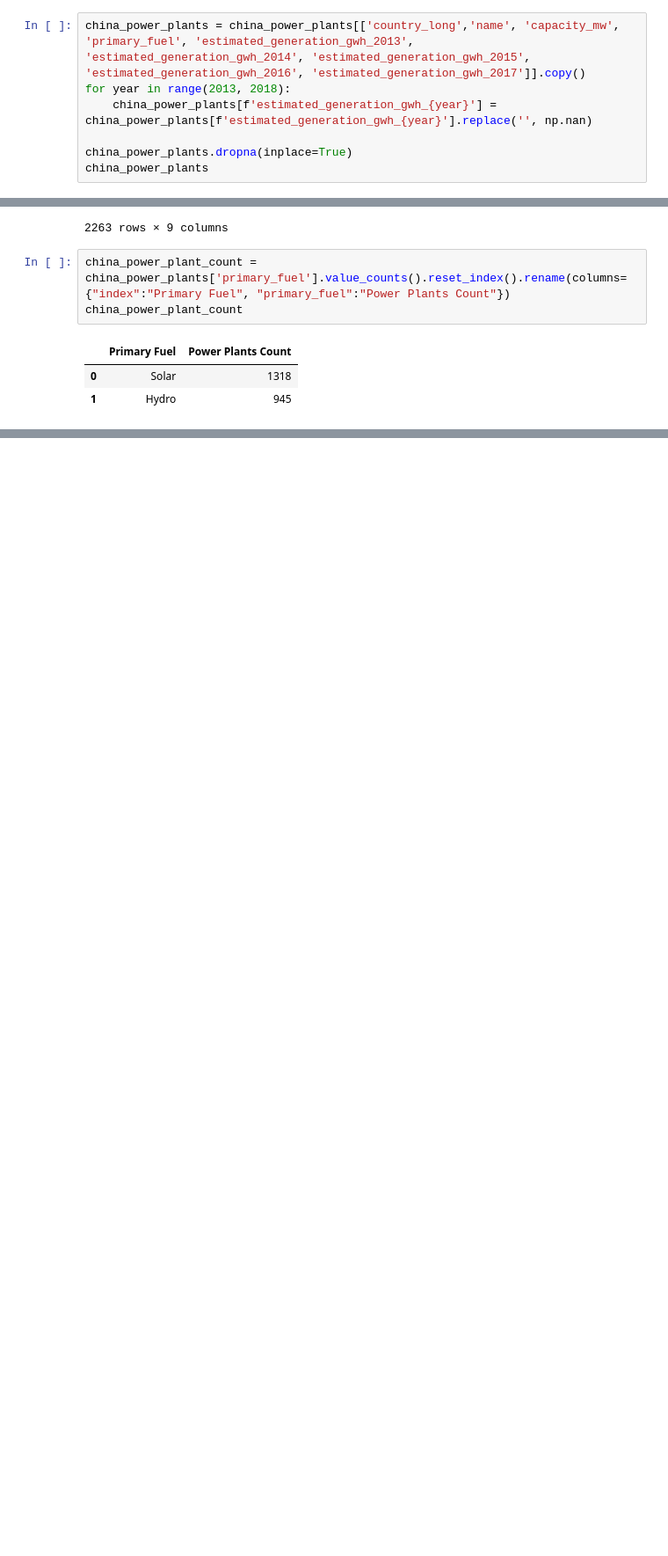
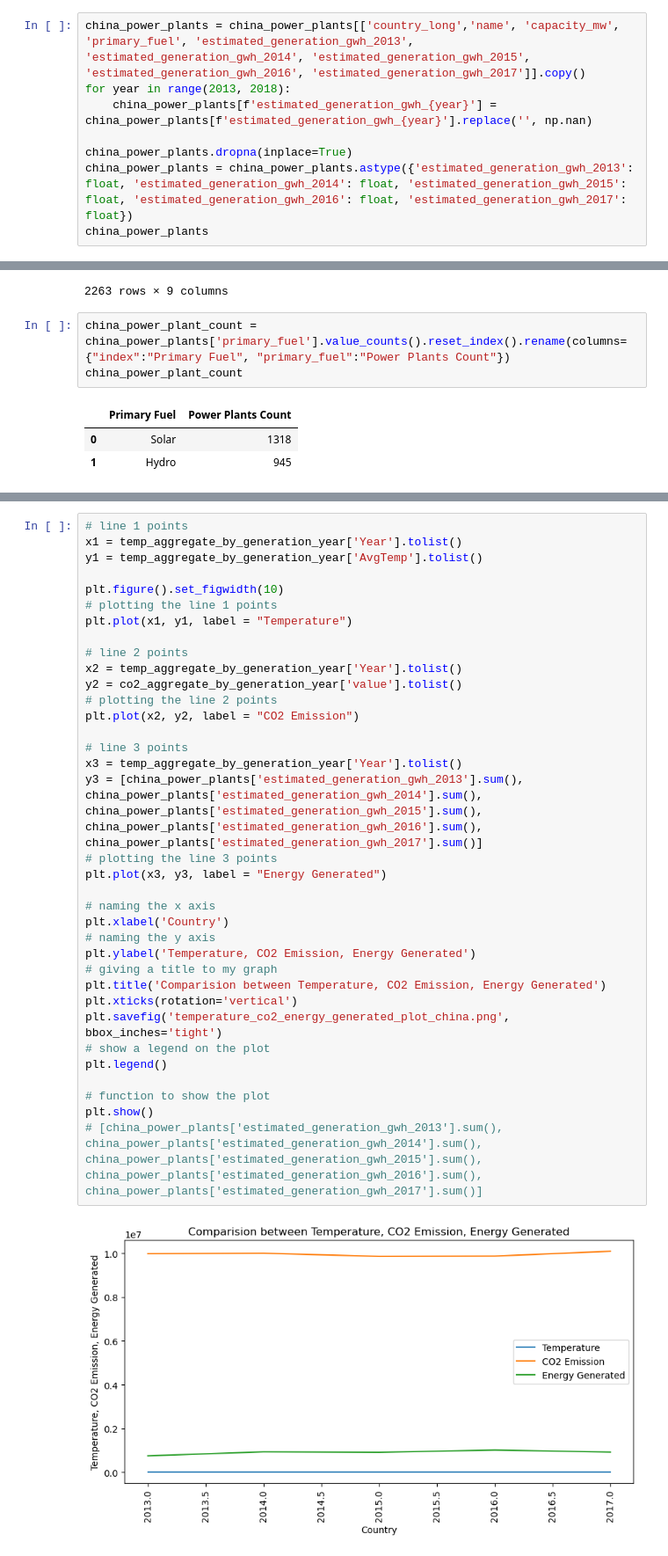
Before and after one commit to Tanuj7942/PowerPlantsData, a Jupyter notebook: Analysis/Power Plant Effects.ipynb, the cells around one changed output, grey strips where cells are left out. Shown at 88% size. Cells and saved outputs as stored; diff of their text form; blank space fills up the shorter version.

```diff
--- a/Analysis/Power Plant Effects.ipynb
+++ b/Analysis/Power Plant Effects.ipynb
@@ -500,6 +499,7 @@ for year in range(2013, 2018):
     china_power_plants[f'estimated_generation_gwh_{year}'] = china_power_plants[f'estimated_generation_gwh_{year}'].replace('', np.nan)
 
 china_power_plants.dropna(inplace=True)
+china_power_plants = china_power_plants.astype({'estimated_generation_gwh_2013': float, 'estimated_generation_gwh_2014': float, 'estimated_generation_gwh_2015': float, 'estimated_generation_gwh_2016': float, 'estimated_generation_gwh_2017': float})
 china_power_plants
 # %% [output]
 |  | country_long | name | capacity_mw | primary_fuel | estimated_generation_gwh_2013 | estimated_generation_gwh_2014 | ... |
@@ -542,0 +534,37 @@ print(co2_aggregate_by_generation_year)
+# %%
+# line 1 points
+x1 = temp_aggregate_by_generation_year['Year'].tolist()
+y1 = temp_aggregate_by_generation_year['AvgTemp'].tolist()
+
+plt.figure().set_figwidth(10)
+# plotting the line 1 points
+plt.plot(x1, y1, label = "Temperature")
+
+# line 2 points
+x2 = temp_aggregate_by_generation_year['Year'].tolist()
+y2 = co2_aggregate_by_generation_year['value'].tolist()
+# plotting the line 2 points
+plt.plot(x2, y2, label = "CO2 Emission")
+
+# line 3 points
+x3 = temp_aggregate_by_generation_year['Year'].tolist()
+y3 = [china_power_plants['estimated_generation_gwh_2013'].sum(), china_power_plants['estimated_generation_gwh_2014'].sum(), china_power_plants['estimated_generation_gwh_2015'].sum(), china_power_plants['estimated_generation_gwh_2016'].sum(), china_power_plants['estimated_generation_gwh_2017'].sum()]
+# plotting the line 3 points
+plt.plot(x3, y3, label = "Energy Generated")
+
+# naming the x axis
+plt.xlabel('Country')
+# naming the y axis
+plt.ylabel('Temperature, CO2 Emission, Energy Generated')
+# giving a title to my graph
+plt.title('Comparision between Temperature, CO2 Emission, Energy Generated')
+plt.xticks(rotation='vertical')
+plt.savefig('temperature_co2_energy_generated_plot_china.png', bbox_inches='tight')
+# show a legend on the plot
+plt.legend()
+
+# function to show the plot
+plt.show()
+# [china_power_plants['estimated_generation_gwh_2013'].sum(), china_power_plants['estimated_generation_gwh_2014'].sum(), china_power_plants['estimated_generation_gwh_2015'].sum(), china_power_plants['estimated_generation_gwh_2016'].sum(), china_power_plants['estimated_generation_gwh_2017'].sum()]
+# %% [output]
+[figure, added]
```
Also changed, not shown: parts of 7 cells of this notebook, 22 other files.
